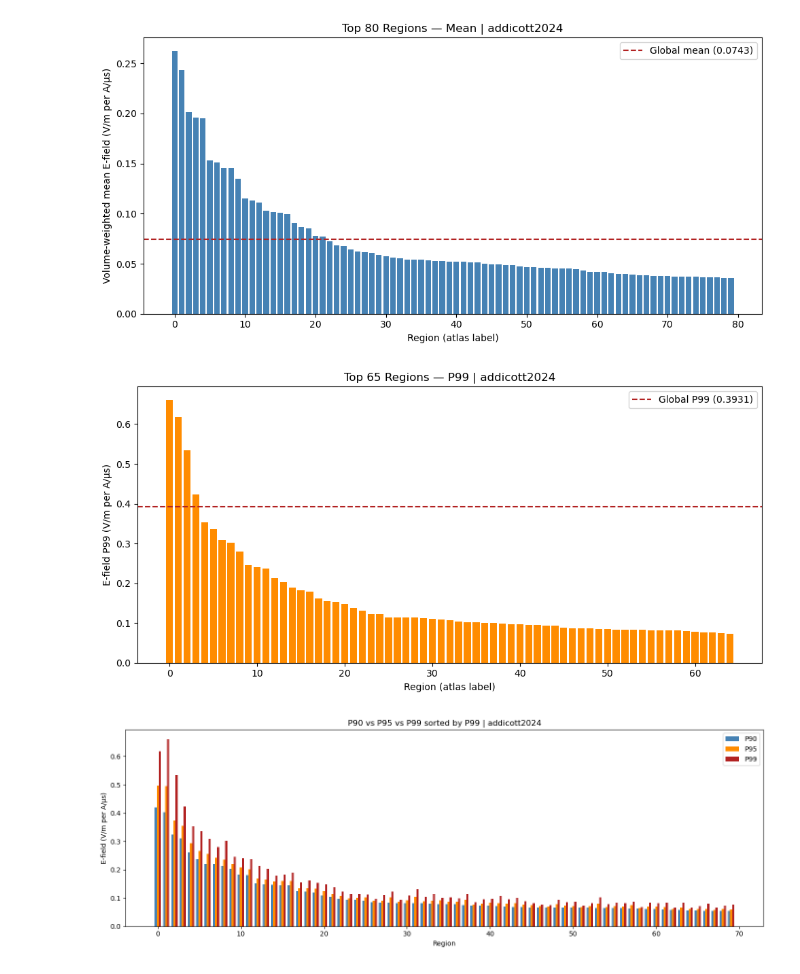
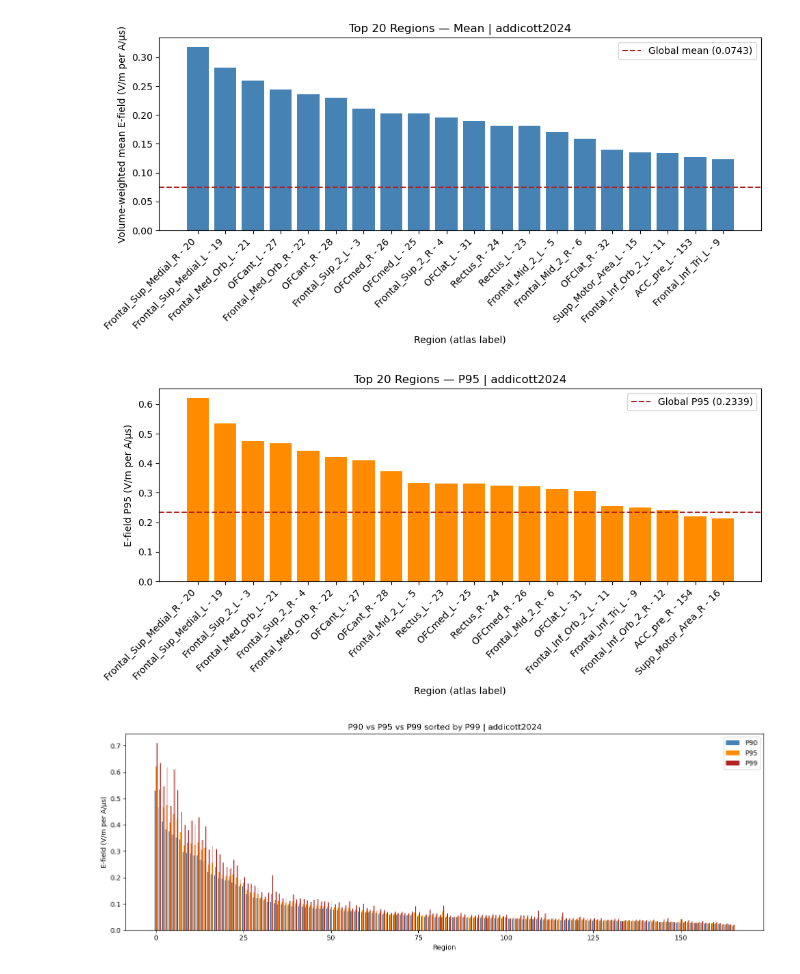
Before and after one commit to BastienBedard/SimNIBS_edits_2026, a Jupyter notebook: analysis/graph_TMS.ipynb, the cells around one changed output. Saved outputs shown, nothing was run; the diff lists cells and outputs as text; code cells hidden in the pictures.

Commit message:
Ajout new atlas update plot_atlas

```diff
--- a/analysis/graph_TMS.ipynb
+++ b/analysis/graph_TMS.ipynb
@@ -42,36 +74,36 @@ plt.show()
 # %%
 # ──— Volume-weighted mean by region ────────────────────────────────
-n = 80
+n = 20
 top  = p.rank_regions(n=n, metric="mean")
 region_ids = [r[0] for r in top]
 values     = [r[1] for r in top]
 labels     = p.get_labels_for_regions(region_ids)
 
-if n >= 50:
+if type(n) is str or n > 50:
     labels = range(len(labels))
 
 # moyenne globale pondérée par volume
 global_mean = np.average(p.magnE, weights=p.vols)
 
 fig, ax = plt.subplots(figsize=(10, 5))
 ax.bar(labels, values, color="steelblue")
 ax.axhline(y=global_mean, color="firebrick", linestyle="--",
            linewidth=1.5, label=f"Global mean ({global_mean:.4f})")
-if n <= 50:
+if type(n) is not str and n <= 50:
     ax.set_xticks(labels)
     ax.set_xticklabels(labels, rotation=45, ha="right")
 ax.set_xlabel("Region (atlas label)")
 ax.set_ylabel("Volume-weighted mean E-field (V/m per A/µs)")
 ax.set_title(f"Top {n} Regions — Mean | {study_id}")
 ax.legend()
 plt.tight_layout()
 plt.show()
 # %% [output]
-[figure, old version]
+[figure, new version]
 # %%
 # ──— P95 by region ─────────────────────────────────────────────────
-n = 65
-percentile=99
+n = 20
+percentile=95
 
 top    = p.rank_regions(n=n, metric="percentile", percentile=percentile)
 region_ids = [r[0] for r in top]
@@ -80,7 +112,7 @@ labels     = p.get_labels_for_regions(region_ids)
 
 global_pct = np.percentile(p.magnE, percentile)
 
-if n >= 50:
+if type(n) is str or n >= 50:
     labels = range(len(labels))
 
 n_label = "All" if n == "all" else n
@@ -88,7 +120,7 @@ fig, ax = plt.subplots(figsize=(10, 5))
 ax.bar(labels, values, color="darkorange")
 ax.axhline(y=global_pct, color="firebrick", linestyle="--",
            linewidth=1.5, label=f"Global P{percentile} ({global_pct:.4f})")
-if n <= 50:
+if type(n) is not str and n <= 50:
     ax.set_xticks(labels)
     ax.set_xticklabels(labels, rotation=45, ha="right")
 ax.set_xlabel("Region (atlas label)")
@@ -98,14 +130,14 @@ ax.legend()
 plt.tight_layout()
 plt.show()
 # %% [output]
-[figure, old version]
+[figure, new version]
 # %%
 all_p90 = dict(p.rank_regions(n="all", metric="percentile", percentile=90))
 all_p95 = dict(p.rank_regions(n="all", metric="percentile", percentile=95))
 all_p99 = dict(p.rank_regions(n="all", metric="percentile", percentile=99))
 
 # ordre défini par P99 décroissant — top 10
-ordered_ids = sorted(all_p90, key=lambda r: all_p90[r], reverse=True)[:70]
+ordered_ids = sorted(all_p90, key=lambda r: all_p90[r], reverse=True)#[:49]
 
 # labels anatomiques
 labels = p.get_labels_for_regions(ordered_ids)
@@ -131,7 +163,7 @@ ax.legend()
 plt.tight_layout()
 plt.show()
 # %% [output]
-[figure, old version]
+[figure, new version]
 # %%
 # ── Cellule 4 — Mean vs P95 sorted by Mean ───────────────────────────────────
 percentile = 95
```
Also changed, not shown: parts of 8 cells of this notebook, 6 other files.
